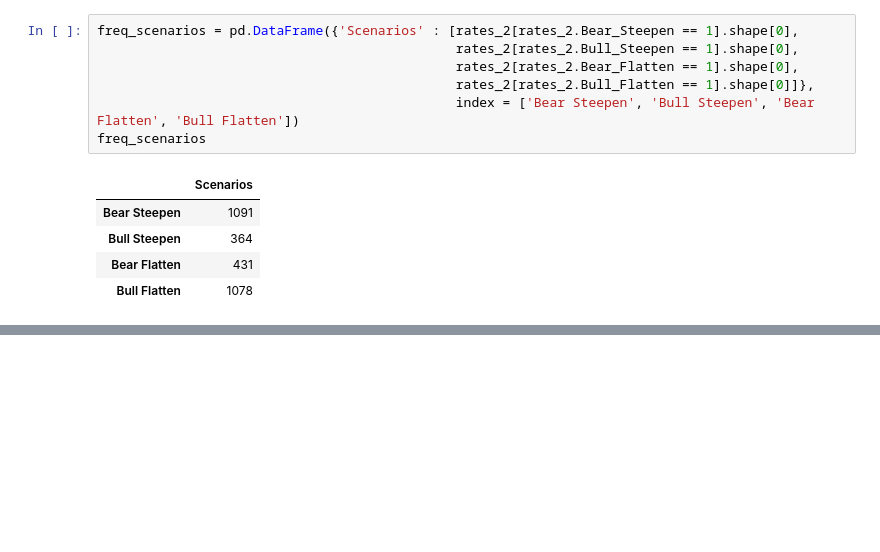
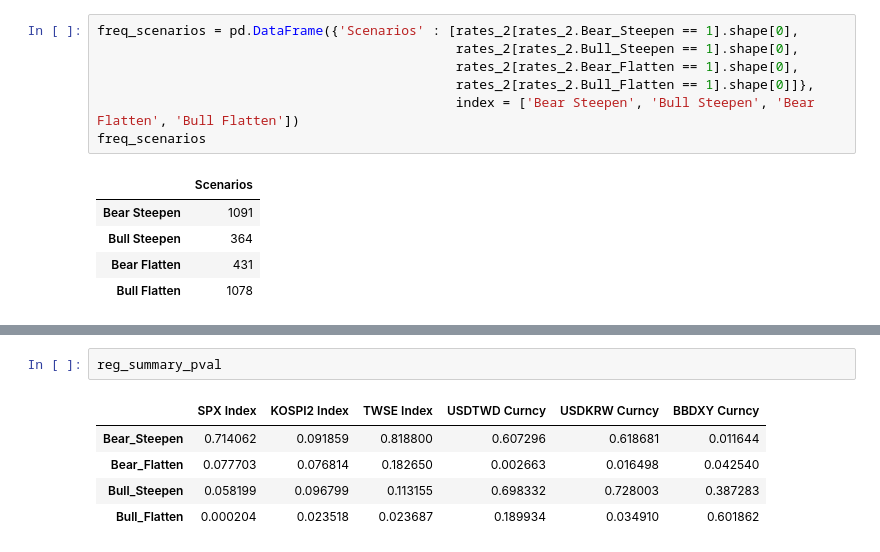
Before and after one commit to ClarenceTee93/Strategies, a Jupyter notebook: strategies.ipynb, the cells around one changed output, grey strips where cells are left out. Cells and saved outputs as stored; diff of their text form; blank space fills up the shorter version.

```diff
--- a/strategies.ipynb
+++ b/strategies.ipynb
@@ -487,0 +594,8 @@ plt.show()
+# %%
+reg_summary_pval
+# %% [output]
+|  | SPX Index | KOSPI2 Index | TWSE Index | USDTWD Curncy | USDKRW Curncy | BBDXY Curncy |
+| Bear_Steepen | 0.714062 | 0.091859 | 0.818800 | 0.607296 | 0.618681 | 0.011644 |
+| Bear_Flatten | 0.077703 | 0.076814 | 0.182650 | 0.002663 | 0.016498 | 0.042540 |
+| Bull_Steepen | 0.058199 | 0.096799 | 0.113155 | 0.698332 | 0.728003 | 0.387283 |
+| Bull_Flatten | 0.000204 | 0.023518 | 0.023687 | 0.189934 | 0.034910 | 0.601862 |
```
Also changed, not shown: parts of 15 cells of this notebook.
